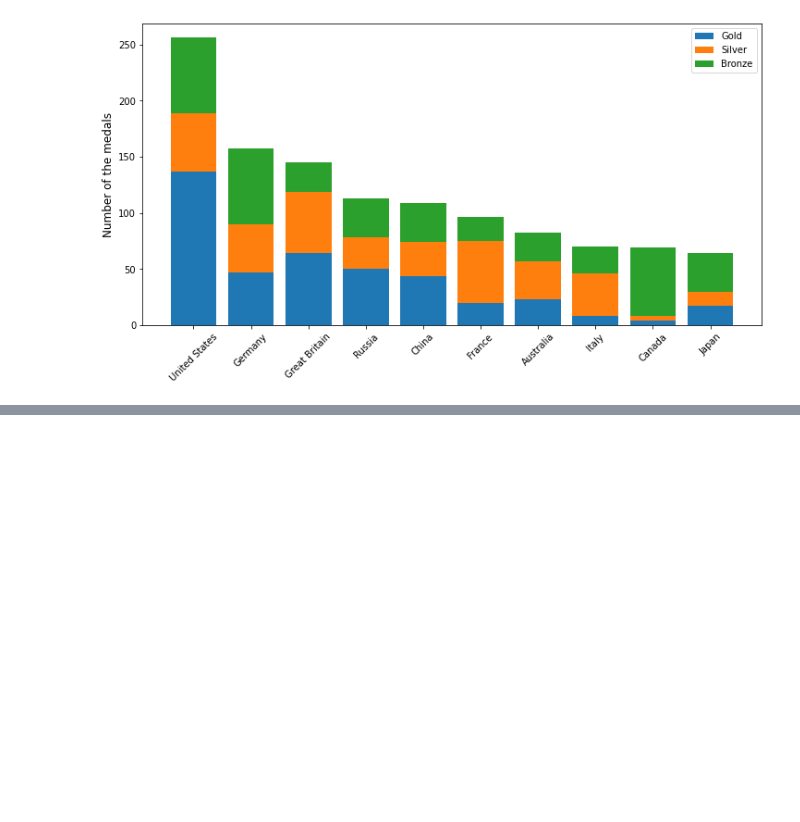
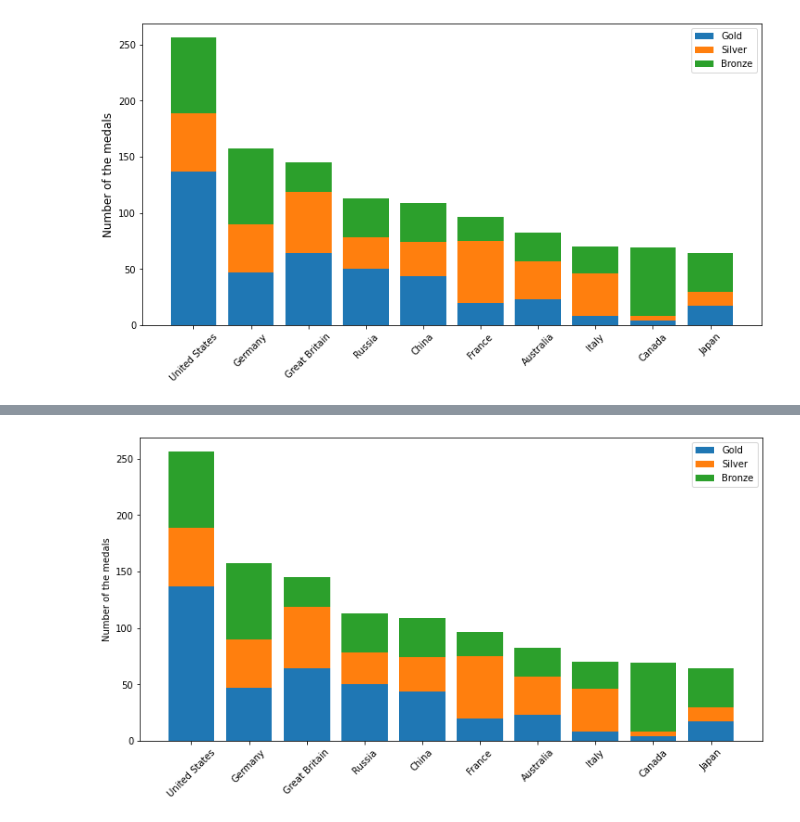
Before and after one commit to johnhhu2020/DataCamp-Data-Scientist-with-Python-Track, a Jupyter notebook: DataCamp Introduction to Data Visualization with Matplotlib.ipynb, the cells around one changed output, grey strips where cells are left out. Saved outputs shown, nothing was run; the diff lists cells and outputs as text; code cells hidden in the pictures; blank space fills up the shorter version.

```diff
--- a/DataCamp Introduction to Data Visualization with Matplotlib.ipynb
+++ b/DataCamp Introduction to Data Visualization with Matplotlib.ipynb
@@ -1338,0 +1367,18 @@ Instructions
+# %%
+fig, ax = plt.subplots(figsize=(12,6))
+
+
+ax.bar(medals.index, medals['Gold'], label='Gold')
+ax.bar(medals.index, medals['Silver'], bottom=medals['Gold'], label='Silver')
+ax.bar(medals.index, medals['Bronze'], bottom=medals['Silver']+medals['Gold'], label='Bronze')
+
+ax.set_xticklabels(medals.index, rotation=45)
+
+ax.set_ylabel('Number of the medals')
+
+
+plt.legend()
+
+plt.show()
+# %% [output]
+[figure, added]
```
Also changed, not shown: parts of 28 cells of this notebook.
